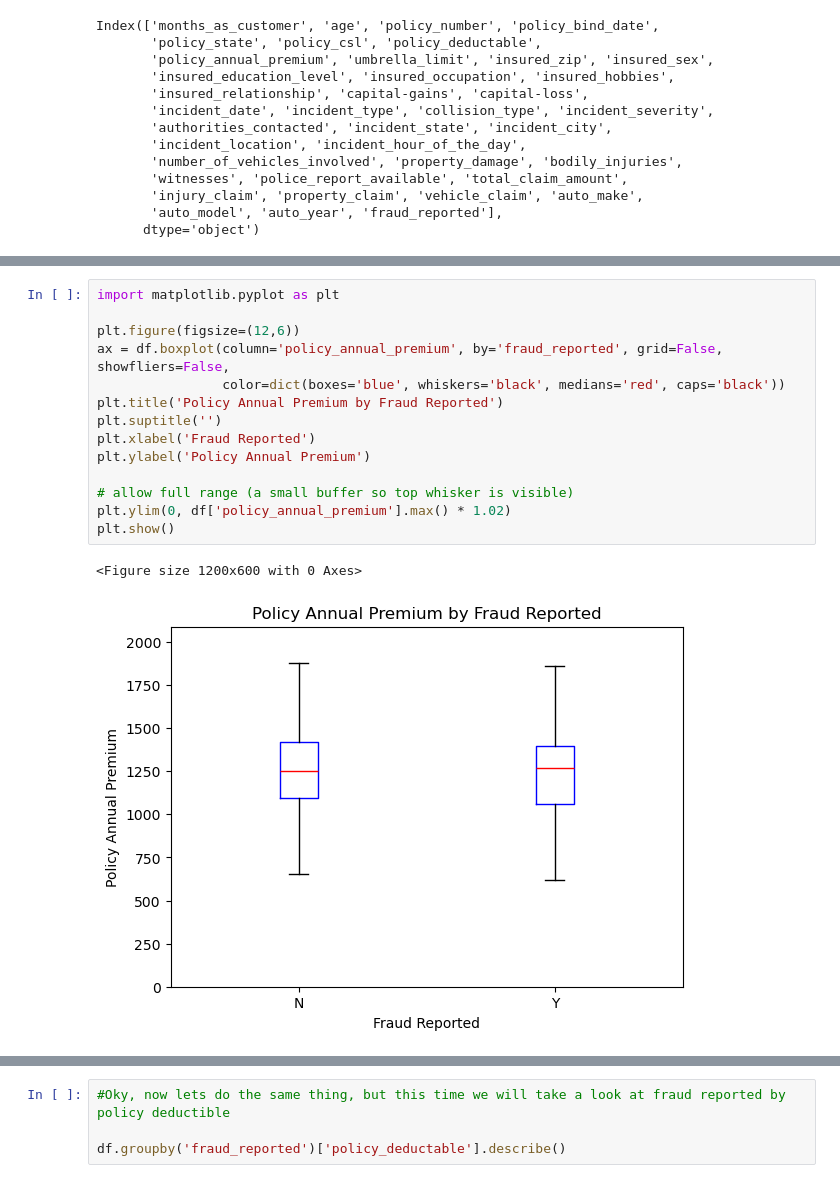
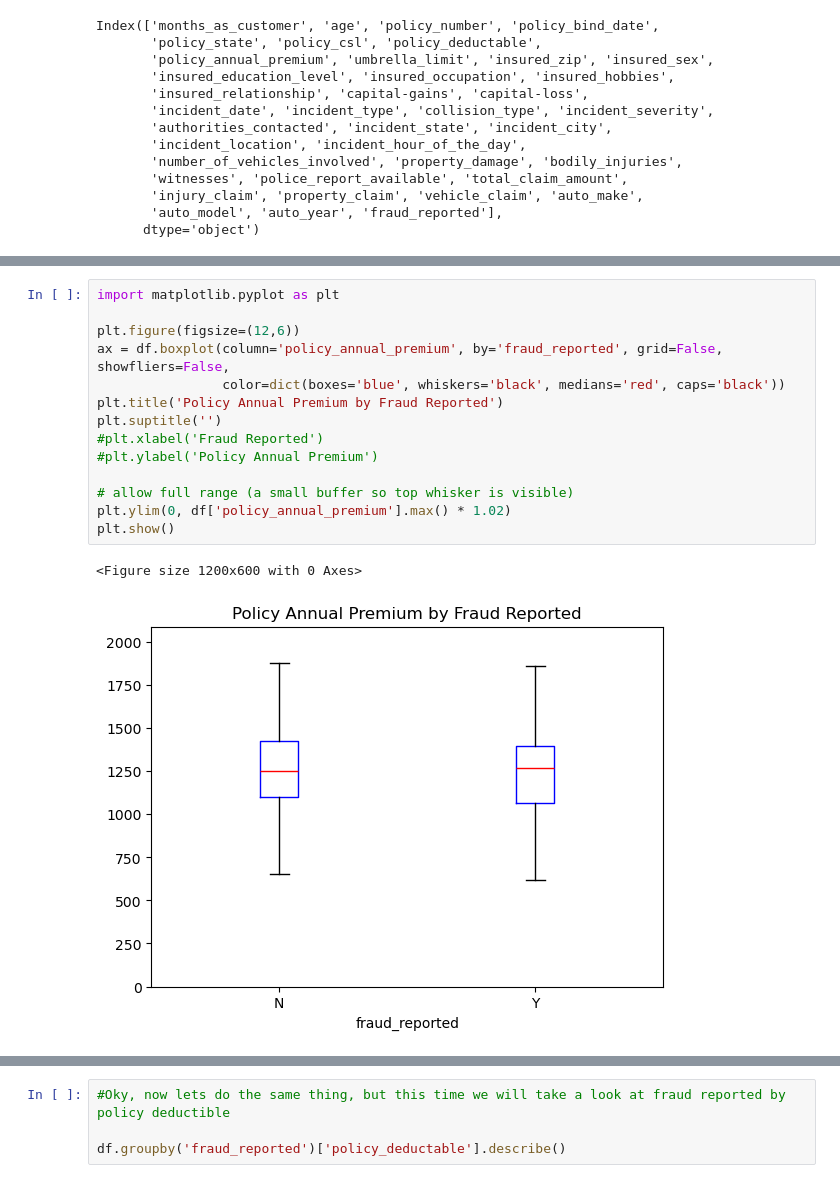
Before and after one commit to oaj1/Insurance_Claims, a Jupyter notebook: Insurance_Claims_DemographicAndFinancial_EDA.ipynb, the cells around one changed output, grey strips where cells are left out. Drawn from its saved outputs; the diff is of its cells as text.

```diff
--- a/Insurance_Claims_DemographicAndFinancial_EDA.ipynb
+++ b/Insurance_Claims_DemographicAndFinancial_EDA.ipynb
@@ -60,17 +84,17 @@ Practical takeaway: policy_annual_premium alone shows little raw separation betw
 # %%
 import matplotlib.pyplot as plt
 
 plt.figure(figsize=(12,6))
 ax = df.boxplot(column='policy_annual_premium', by='fraud_reported', grid=False, showfliers=False,
                 color=dict(boxes='blue', whiskers='black', medians='red', caps='black'))
 plt.title('Policy Annual Premium by Fraud Reported')
 plt.suptitle('')
-plt.xlabel('Fraud Reported')
-plt.ylabel('Policy Annual Premium')
+#plt.xlabel('Fraud Reported')
+#plt.ylabel('Policy Annual Premium')
 
 # allow full range (a small buffer so top whisker is visible)
 plt.ylim(0, df['policy_annual_premium'].max() * 1.02)
 plt.show()
 # %% [output]
 <Figure size 1200x600 with 0 Axes>
-[figure, old version]
+[figure, new version]
```
Also changed, not shown: parts of 11 cells of this notebook.
